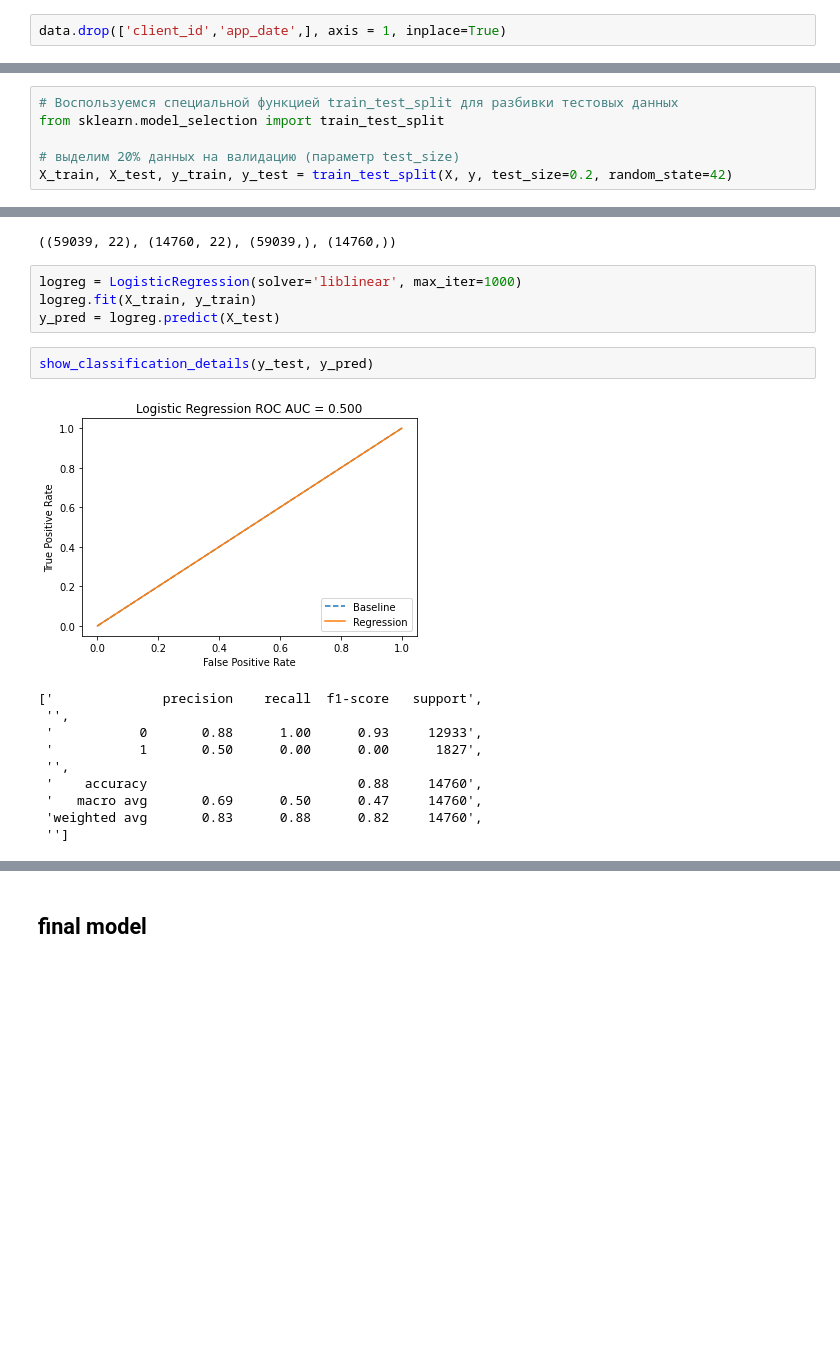
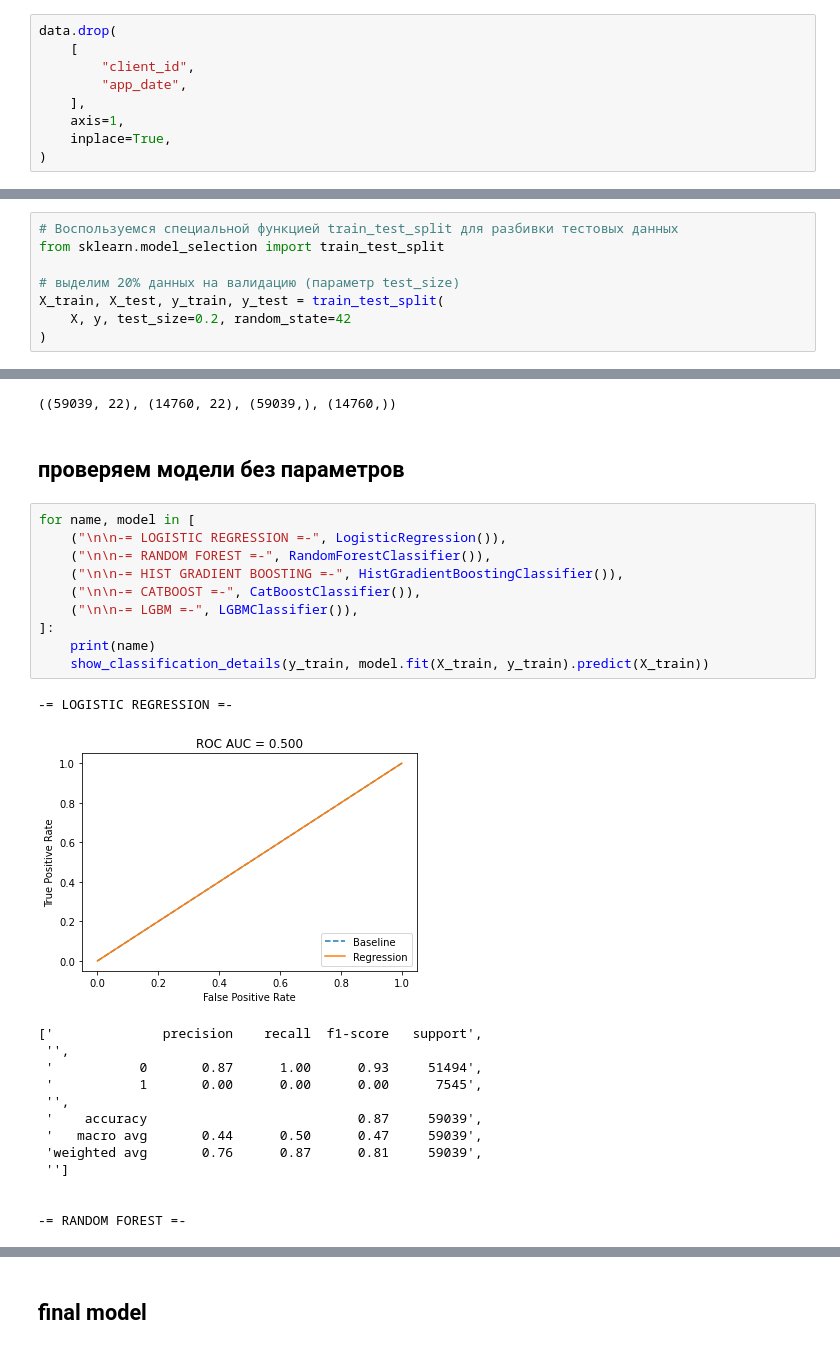
Before and after one commit to XelorR/sf_project_5, a Jupyter notebook: overview_kaggle_pp_first_try.ipynb, the cells around one changed output, grey strips where cells are left out. Drawn from its saved outputs; the diff is of its cells as text; blank space fills up the shorter version.

```diff
--- a/overview_kaggle_pp_first_try.ipynb
+++ b/overview_kaggle_pp_first_try.ipynb
@@ -157,5 +176,12 @@ plt.show()
 # %% [markdown]
 Рабочий и домашний дреса сильно скоррелированы
 # %%
-data.drop(['client_id','app_date',], axis = 1, inplace=True)
+data.drop(
+    [
+        "client_id",
+        "app_date",
+    ],
+    axis=1,
+    inplace=True,
+)
 # %%
@@ -182,26 +208,38 @@ y = train_data['default'].values  # наш таргет
 from sklearn.model_selection import train_test_split
 
 # выделим 20% данных на валидацию (параметр test_size)
-X_train, X_test, y_train, y_test = train_test_split(X, y, test_size=0.2, random_state=42)
+X_train, X_test, y_train, y_test = train_test_split(
+    X, y, test_size=0.2, random_state=42
+)
 # %%
 # проверяем
 X_train.shape, X_test.shape, y_train.shape, y_test.shape
 # %% [output]
 ((59039, 22), (14760, 22), (59039,), (14760,))
-# %%
-logreg = LogisticRegression(solver='liblinear', max_iter=1000)
-logreg.fit(X_train, y_train)
-y_pred = logreg.predict(X_test)
-# %%
-show_classification_details(y_test, y_pred)
-# %% [output]
-[figure, removed]
-['              precision    recall  f1-score   support',
- '',
- '           0       0.88      1.00      0.93     12933',
- '           1       0.50      0.00      0.00      1827',
- '',
- '    accuracy                           0.88     14760',
- '   macro avg       0.69      0.50      0.47     14760',
- 'weighted avg       0.83      0.88      0.82     14760',
- '']
+# %% [markdown]
+## проверяем модели без параметров
+# %%
+for name, model in [
+    ("\n\n-= LOGISTIC REGRESSION =-", LogisticRegression()),
+    ("\n\n-= RANDOM FOREST =-", RandomForestClassifier()),
+    ("\n\n-= HIST GRADIENT BOOSTING =-", HistGradientBoostingClassifier()),
+    ("\n\n-= CATBOOST =-", CatBoostClassifier()),
+    ("\n\n-= LGBM =-", LGBMClassifier()),
+]:
+    print(name)
+    show_classification_details(y_train, model.fit(X_train, y_train).predict(X_train))
+# %% [output]
+-= LOGISTIC REGRESSION =-
+[figure, added]
+['              precision    recall  f1-score   support',
+ '',
+ '           0       0.87      1.00      0.93     51494',
+ '           1       0.00      0.00      0.00      7545',
+ '',
+ '    accuracy                           0.87     59039',
+ '   macro avg       0.44      0.50      0.47     59039',
+ 'weighted avg       0.76      0.87      0.81     59039',
+ '']
+
+
+-= RANDOM FOREST =-
```
Also changed, not shown: parts of 12 cells of this notebook, 1 other file.
